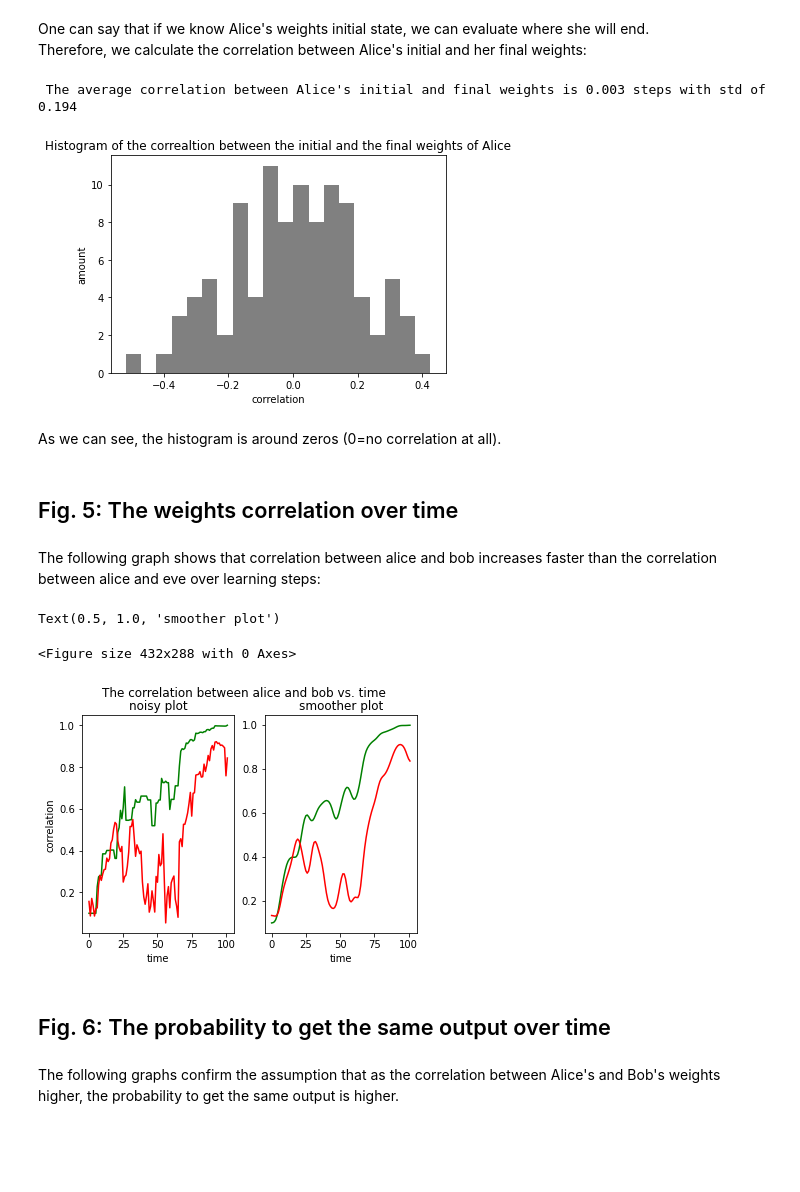
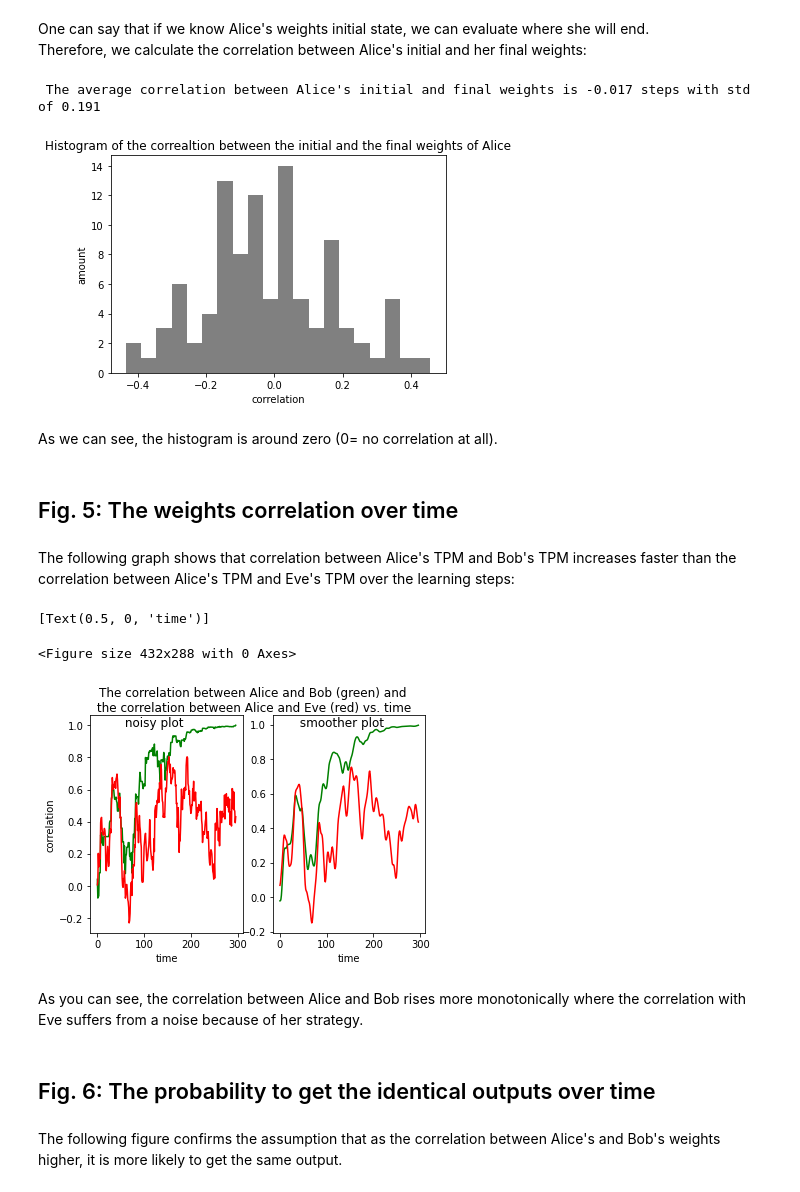
Before and after one commit to ibenoam/Neural_cryptography, a Jupyter notebook: Neural_Cryptography_part1.ipynb, the cells around one changed output. Drawn from its saved outputs; the diff is of its cells as text; code cells hidden in the pictures; blank space fills up the shorter version.

```diff
--- a/Neural_Cryptography_part1.ipynb
+++ b/Neural_Cryptography_part1.ipynb
@@ -95,10 +119,9 @@ for i in range(num_sys):
     eve = TPM(N,K,L)
 
     count_steps = 0
-    flag = True
-    # while not np.array_equal(alice.w,bob.w):
+    flag = True # True means that alice's TPM and Bob's TPM are not the same
+
     while not np.array_equal(alice.w,eve.w):
-
         # print(f"After {count_steps} steps.")
         count_steps += 1
         if flag:
@@ -111,8 +134,9 @@ for i in range(num_sys):
                 data['corr_bob'].append(bob.self_correlation())
                 flag = False
 
-        # inputs = np.sign(np.random.rand(N,K)-0.5)
-        inputs = (np.random.randint(M,size=(N,K))+1)*(np.sign(np.random.rand(N,K)-0.5))
+        inputs = np.sign(np.random.rand(N,K)-0.5)
+        # for more general case:
+        # inputs = (np.random.randint(M,size=(N,K))+1)*(np.sign(np.random.rand(N,K)-0.5))
         alice.forward(inputs)
         bob.forward(inputs)
 
@@ -124,13 +148,7 @@ for i in range(num_sys):
         else:
             data['when_move'][i].append(0)
 
-        ''' The best strategy for an attacker with only 1 TPM:
-        When Eve gets the same output like Alice- she updates the weights according to the same learning rule.
-        But, because of the fact that she cannot influence the dynamics between Alice and Bob, she has to do something
-        even when her output is different, otherwise she does not have a real chance.
-        So, she looks for the perceptron with the minimal absolute field (has the less "confidence") and flips it.
-        Then, her output becomes identical to Alice's output and she can updates according to the regular learning rule.
-        '''
+        # The best strategy for an attacker with only a single TPM:
         eve.forward(inputs)
         if eve.tau == alice.tau:
             eve.update(inputs)
@@ -212,37 +236,40 @@ plt.plot()
 
 print(f" The average correlation between Alice's initial and final weights is {np.mean(data['corr_alice']):.3f} steps with std of {np.std(data['corr_alice']):.3f}")
 # %% [output]
- The average correlation between Alice's initial and final weights is 0.003 steps with std of 0.194
+ The average correlation between Alice's initial and final weights is -0.017 steps with std of 0.191
-[figure, old version]
+[figure, new version]
 # %% [markdown]
-As we can see, the histogram is around zeros (0=no correlation at all).
+As we can see, the histogram is around zero (0= no correlation at all).
 # %% [markdown]
 ## Fig. 5: The weights correlation over time
 # %% [markdown]
-The following graph shows that correlation between alice and bob increases faster than the correlation between alice and eve over learning steps:
+The following graph shows that correlation between Alice's TPM and Bob's TPM increases faster than the correlation between Alice's TPM and Eve's TPM over the learning steps:
 # %%
 from scipy.ndimage.filters import gaussian_filter1d
 
+which_sys=0
+
 fig = plt.figure()
 fig, (ax1, ax2) = plt.subplots(1, 2)
-fig.suptitle('The correlation between alice and bob vs. time')
+fig.suptitle('The correlation between Alice and Bob (green) and\n the correlation between Alice and Eve (red) vs. time\n noisy plot                              smoother plot')
 ax1.plot(range(len(data['corr_alice_bob'][which_sys])), data['corr_alice_bob'][which_sys], c = 'green')
 ax1.plot(range(len(data['corr_alice_eve'][which_sys])), data['corr_alice_eve'][which_sys], c = 'red')
 ax1.set(xlabel='time', ylabel='correlation')
-ax1.set_title('noisy plot')
-# plt.plot(range(len(data['corr_alice_eve'][which_sys])), data['corr_alice_eve'][which_sys], c = 'red')
+# ax1.set_title('noisy plot')
 ax2.plot(range(len(data['corr_alice_bob'][which_sys])), gaussian_filter1d(data['corr_alice_bob'][which_sys],2), c = 'green')
 ax2.plot(range(len(data['corr_alice_eve'][which_sys])), gaussian_filter1d(data['corr_alice_eve'][which_sys],2), c = 'red')
 ax2.set(xlabel='time') #, ylabel='correlation')
-ax2.set_title('smoother plot')
+# ax2.set_title('smoother plot')
 # %% [output]
-Text(0.5, 1.0, 'smoother plot')
+[Text(0.5, 0, 'time')]
 <Figure size 432x288 with 0 Axes>
-[figure, old version]
+[figure, new version]
+# %% [markdown]
+As you can see, the correlation between Alice and Bob rises more monotonically where the correlation with Eve suffers from a noise because of her strategy.
 # %% [markdown]
-## Fig. 6: The probability to get the same output over time
+## Fig. 6: The probability to get the identical outputs over time
 # %% [markdown]
-The following graphs confirm the assumption that as the correlation between Alice's and Bob's weights higher, the probability to get the same output is higher.
+The following figure confirms the assumption that as the correlation between Alice's and Bob's weights higher, it is more likely to get the same output.
 # %%
 # sliding window
 window_size = 50
```
Also changed, not shown: parts of 27 cells of this notebook.
